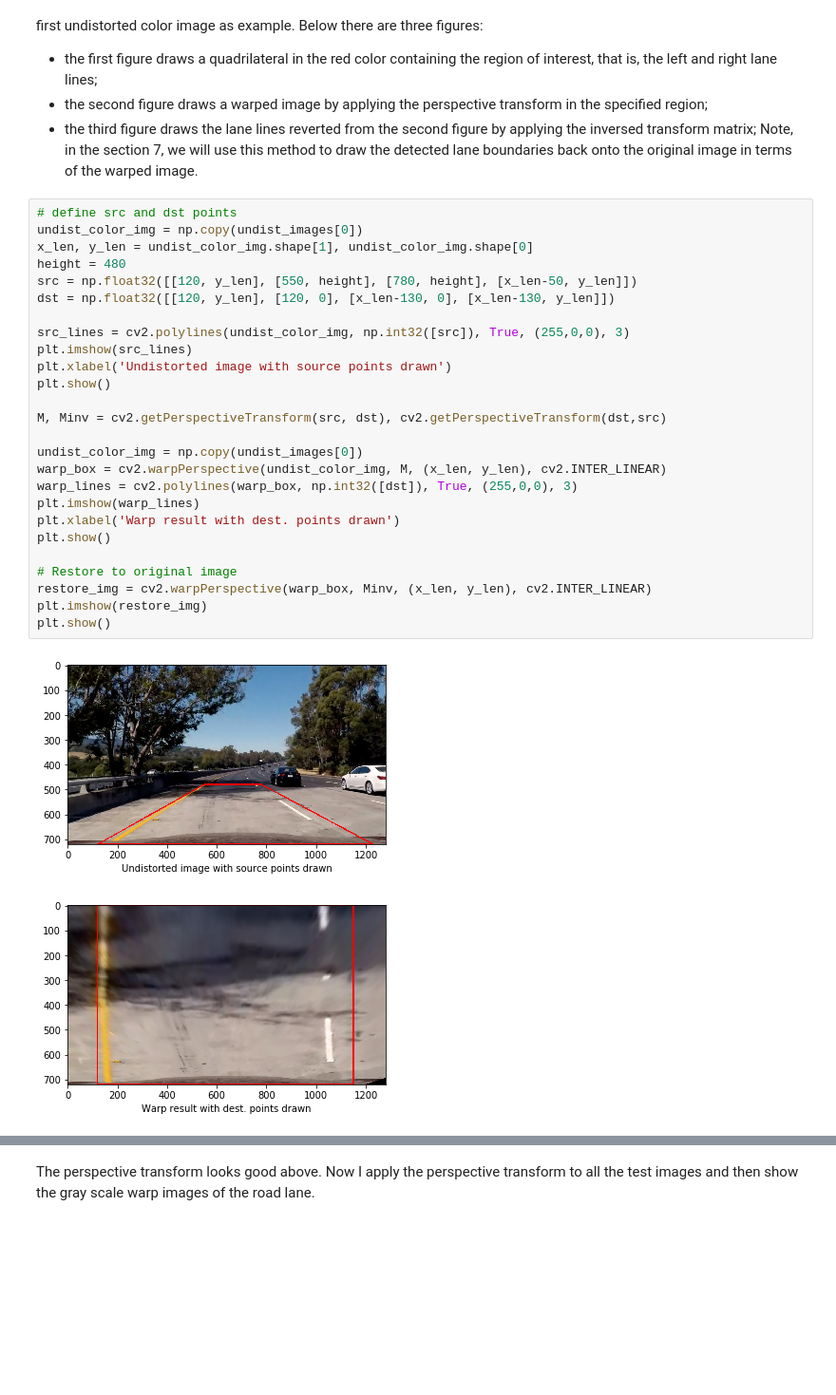
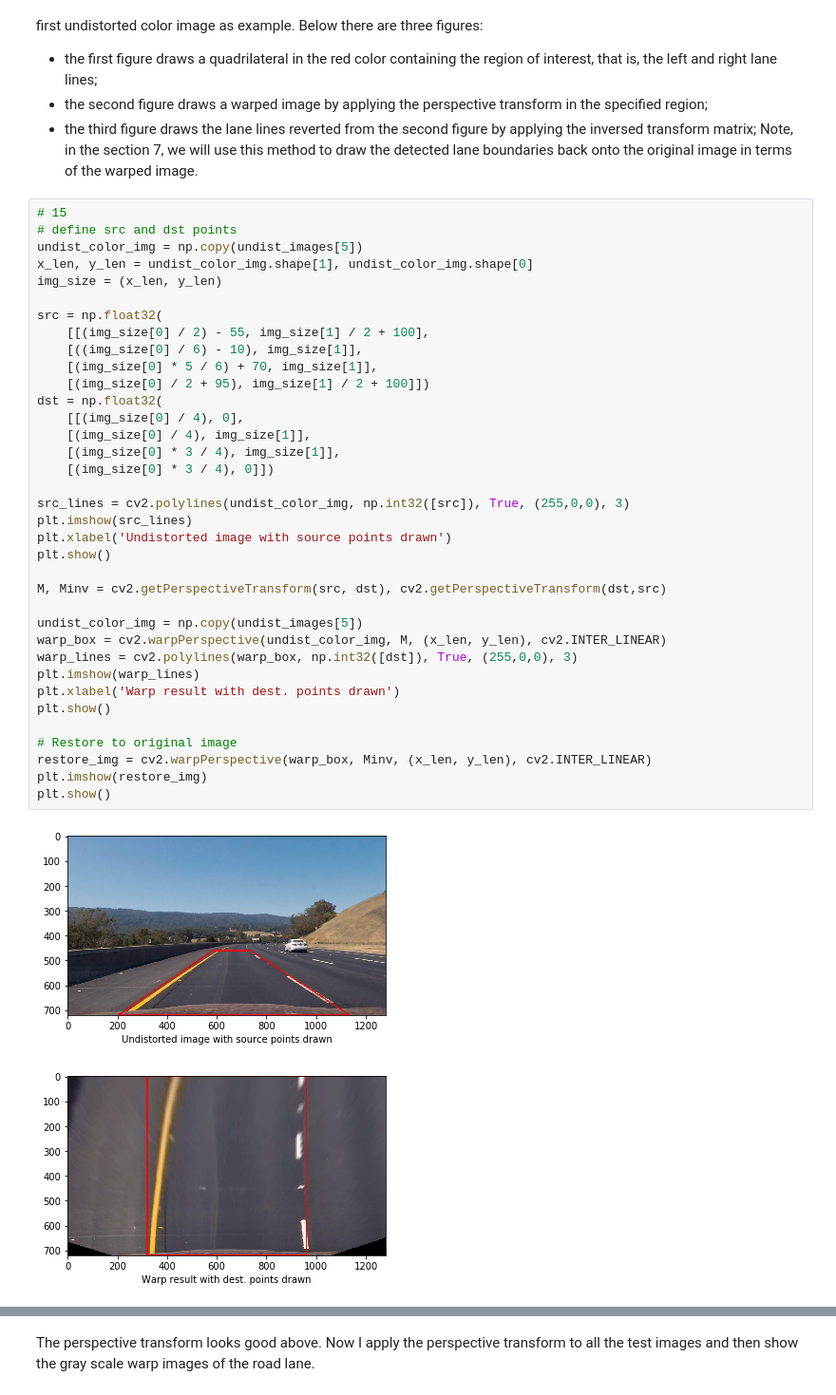
Before and after one commit to ysonggit/CarND-Advanced-Lane-Lines, a Jupyter notebook: P2.ipynb, the cells around one changed output, grey strips where cells are left out. Shown at 95% size. Saved outputs shown, nothing was run; the diff lists cells and outputs as text; blank space fills up the shorter version.

```diff
--- a/P2.ipynb
+++ b/P2.ipynb
@@ -366,31 +380,41 @@ Now apply perspective transform to the binary image to get a rectified binary im
 - the second figure draws a warped image by applying the perspective transform in the specified region;
 - the third figure draws the lane lines reverted from the second figure by applying the inversed transform matrix; Note, in the section 7, we will use this method to draw the detected lane boundaries back onto the original image in terms of the warped image.
 # %%
+# 15
 # define src and dst points
-undist_color_img = np.copy(undist_images[0])
+undist_color_img = np.copy(undist_images[5])
 x_len, y_len = undist_color_img.shape[1], undist_color_img.shape[0]
-height = 480
-src = np.float32([[120, y_len], [550, height], [780, height], [x_len-50, y_len]])
-dst = np.float32([[120, y_len], [120, 0], [x_len-130, 0], [x_len-130, y_len]])
+img_size = (x_len, y_len)
+
+src = np.float32(
+    [[(img_size[0] / 2) - 55, img_size[1] / 2 + 100],
+    [((img_size[0] / 6) - 10), img_size[1]],
+    [(img_size[0] * 5 / 6) + 70, img_size[1]],
+    [(img_size[0] / 2 + 95), img_size[1] / 2 + 100]])
+dst = np.float32(
+    [[(img_size[0] / 4), 0],
+    [(img_size[0] / 4), img_size[1]],
+    [(img_size[0] * 3 / 4), img_size[1]],
+    [(img_size[0] * 3 / 4), 0]])
 
 src_lines = cv2.polylines(undist_color_img, np.int32([src]), True, (255,0,0), 3)
 plt.imshow(src_lines)
 plt.xlabel('Undistorted image with source points drawn')
 plt.show()
 
 M, Minv = cv2.getPerspectiveTransform(src, dst), cv2.getPerspectiveTransform(dst,src)
 
-undist_color_img = np.copy(undist_images[0])
+undist_color_img = np.copy(undist_images[5])
 warp_box = cv2.warpPerspective(undist_color_img, M, (x_len, y_len), cv2.INTER_LINEAR)
 warp_lines = cv2.polylines(warp_box, np.int32([dst]), True, (255,0,0), 3)
 plt.imshow(warp_lines)
 plt.xlabel('Warp result with dest. points drawn')
 plt.show()
 
 # Restore to original image
 restore_img = cv2.warpPerspective(warp_box, Minv, (x_len, y_len), cv2.INTER_LINEAR)
 plt.imshow(restore_img)
 plt.show()
 # %% [output]
-[figure, old version]
+[figure, new version]
-[figure, old version]
+[figure, new version]
```
Also changed, not shown: parts of 37 cells of this notebook, 1 other file.
